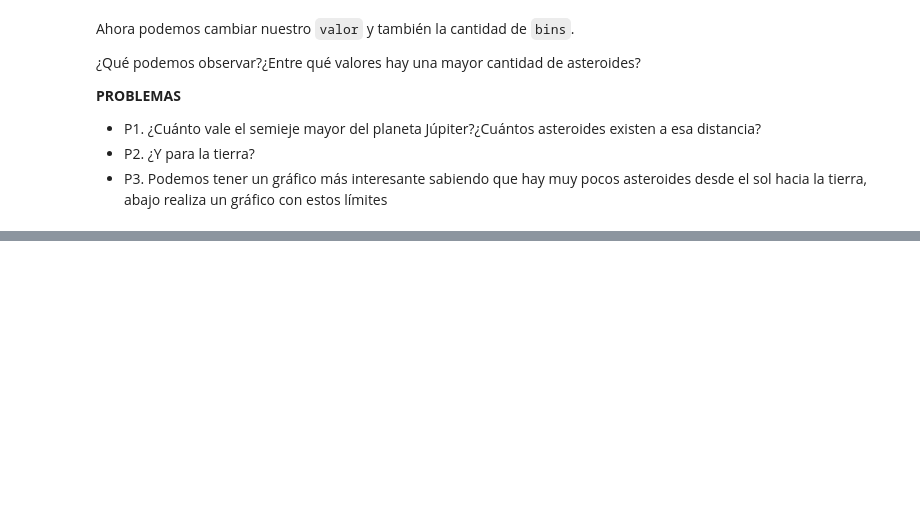
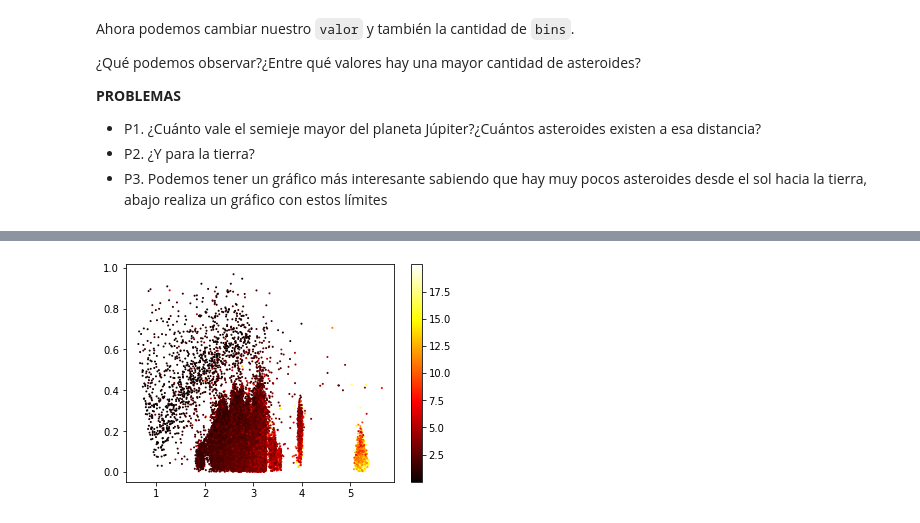
Before and after one commit to LudCano/ClaseAsteroides, a Jupyter notebook: Taller 1.ipynb, the cells around one changed output, grey strips where cells are left out. Saved outputs shown, nothing was run; the diff lists cells and outputs as text; code cells hidden in the pictures; blank space fills up the shorter version.

```diff
--- a/Taller 1.ipynb
+++ b/Taller 1.ipynb
@@ -193,0 +338,10 @@ Ahora podemos cambiar nuestro `valor` y también la cantidad de `bins`.
+# %%
+valor = 6
+diametro_max = 20
+data2 = data[(data["a"]<valor) & (data["diameter"]<diametro_max)]    # SELECCIONAMOS LOS DATOS CON LAS CONDICIONES
+semieje = data2["a"]  #SEMIEJE
+excentricidad = data2["e"] #EXCENTRICIDAD
+diametro = data2["diameter"] #DIAMETRO
+dispersion(datosx = semieje, datosy = excentricidad, color = diametro, tamaño = 1)
+# %% [output]
+[figure, added]
```
Also changed, not shown: parts of 40 cells of this notebook, 1 other file.
